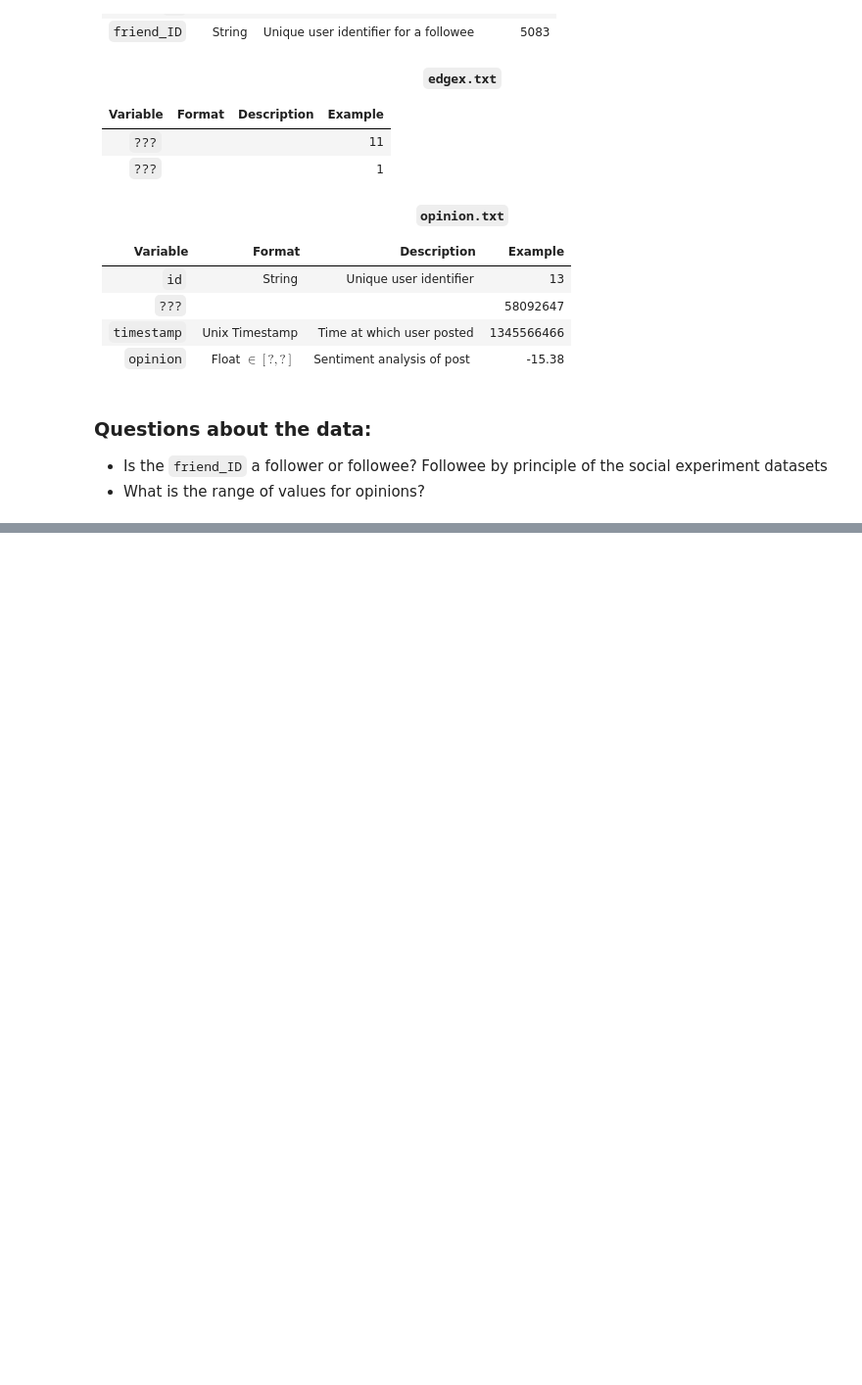
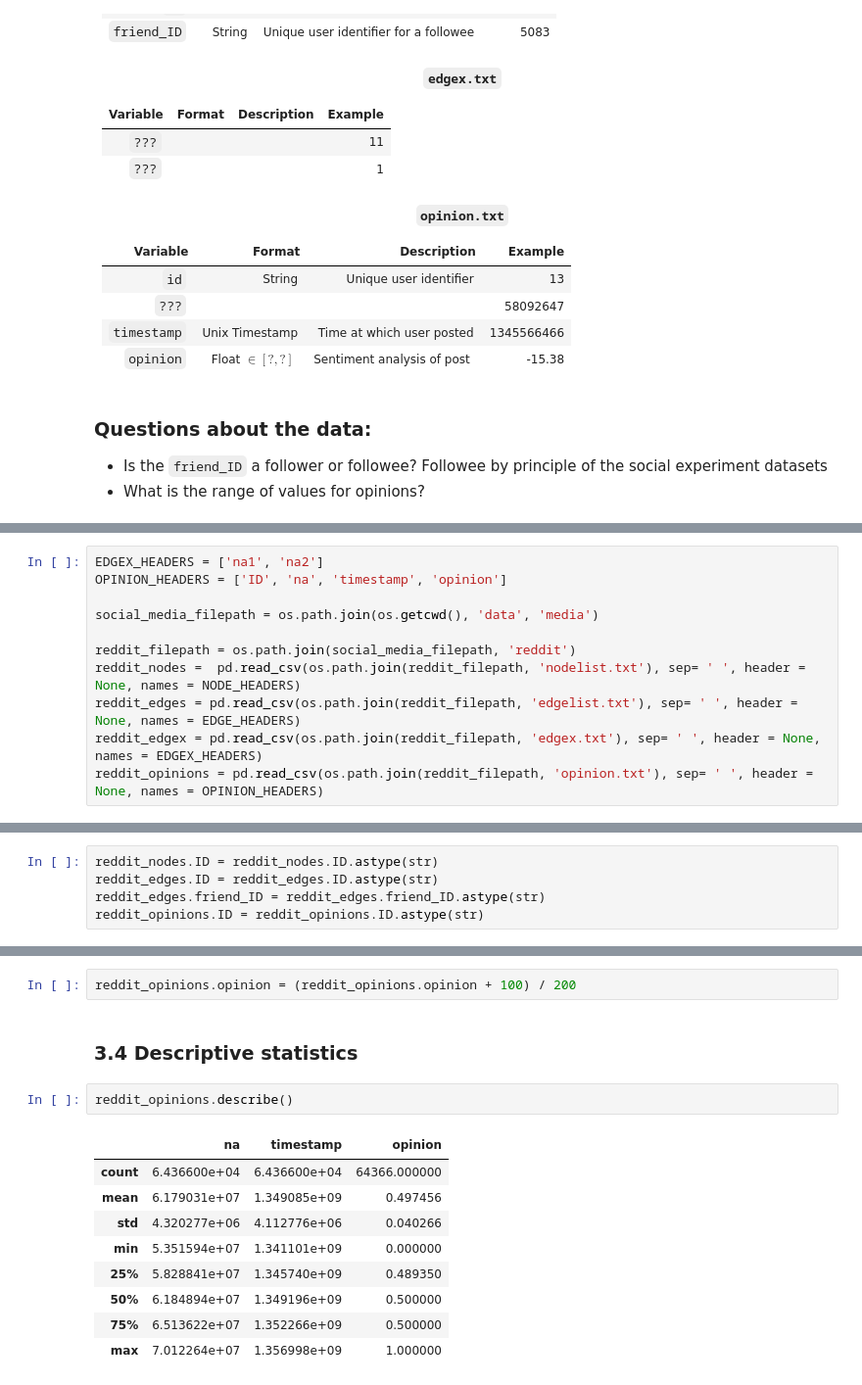
Before and after one commit to J0HNN7G/politic-polar-epsrc, a Jupyter notebook: exploration.ipynb, the cells around one changed output, grey strips where cells are left out. Shown: that part at 98% size. Drawn from its saved outputs; the diff is of its cells as text; blank space fills up the shorter version.

Commit message:
added reddit data

```diff
--- a/exploration.ipynb
+++ b/exploration.ipynb
@@ -678,0 +733,11 @@ Accessed on June 03, 2014.
+# %%
+EDGEX_HEADERS = ['na1', 'na2']
+OPINION_HEADERS = ['ID', 'na', 'timestamp', 'opinion']
+
+social_media_filepath = os.path.join(os.getcwd(), 'data', 'media')
+
+reddit_filepath = os.path.join(social_media_filepath, 'reddit')
+reddit_nodes =  pd.read_csv(os.path.join(reddit_filepath, 'nodelist.txt'), sep= ' ', header = None, names = NODE_HEADERS)
+reddit_edges = pd.read_csv(os.path.join(reddit_filepath, 'edgelist.txt'), sep= ' ', header = None, names = EDGE_HEADERS)
+reddit_edgex = pd.read_csv(os.path.join(reddit_filepath, 'edgex.txt'), sep= ' ', header = None, names = EDGEX_HEADERS)
+reddit_opinions = pd.read_csv(os.path.join(reddit_filepath, 'opinion.txt'), sep= ' ', header = None, names = OPINION_HEADERS)
@@ -678,0 +753,5 @@ Accessed on June 03, 2014.
+# %%
+reddit_nodes.ID = reddit_nodes.ID.astype(str)
+reddit_edges.ID = reddit_edges.ID.astype(str)
+reddit_edges.friend_ID = reddit_edges.friend_ID.astype(str)
+reddit_opinions.ID = reddit_opinions.ID.astype(str)
@@ -678,0 +766,16 @@ Accessed on June 03, 2014.
+# %%
+reddit_opinions.opinion = (reddit_opinions.opinion + 100) / 200
+# %% [markdown]
+### 3.4 Descriptive statistics
+# %%
+reddit_opinions.describe()
+# %% [output]
+|  | na | timestamp | opinion |
+| count | 6.436600e+04 | 6.436600e+04 | 64366.000000 |
+| mean | 6.179031e+07 | 1.349085e+09 | 0.497456 |
+| std | 4.320277e+06 | 4.112776e+06 | 0.040266 |
+| min | 5.351594e+07 | 1.341101e+09 | 0.000000 |
+| 25% | 5.828841e+07 | 1.345740e+09 | 0.489350 |
+| 50% | 6.184894e+07 | 1.349196e+09 | 0.500000 |
+| 75% | 6.513622e+07 | 1.352266e+09 | 0.500000 |
+| max | 7.012264e+07 | 1.356998e+09 | 1.000000 |
```
Also changed, not shown: parts of 20 cells of this notebook.
